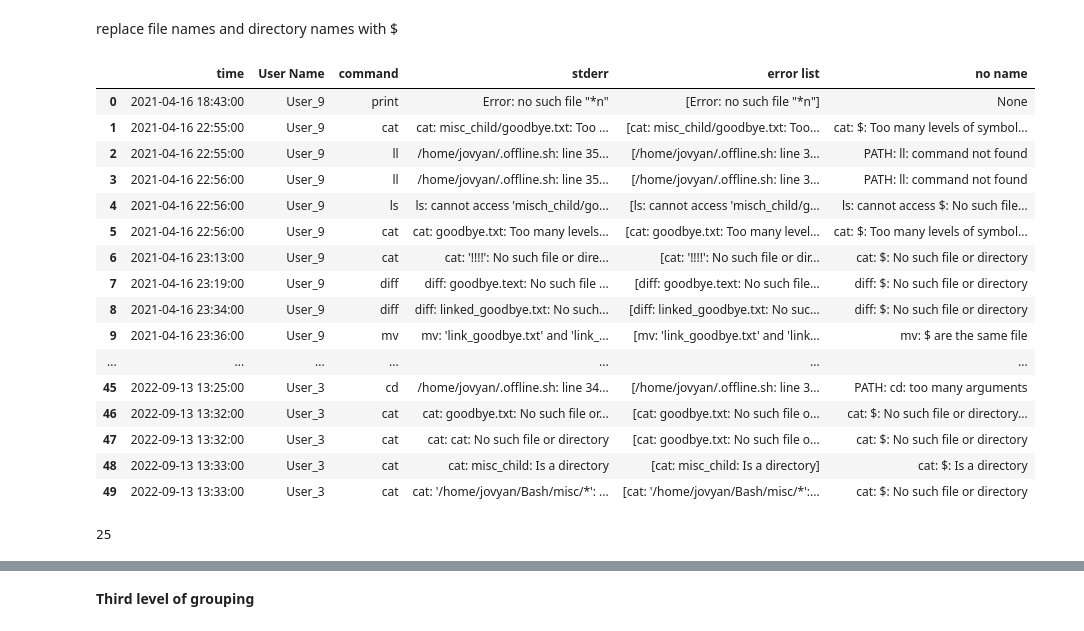
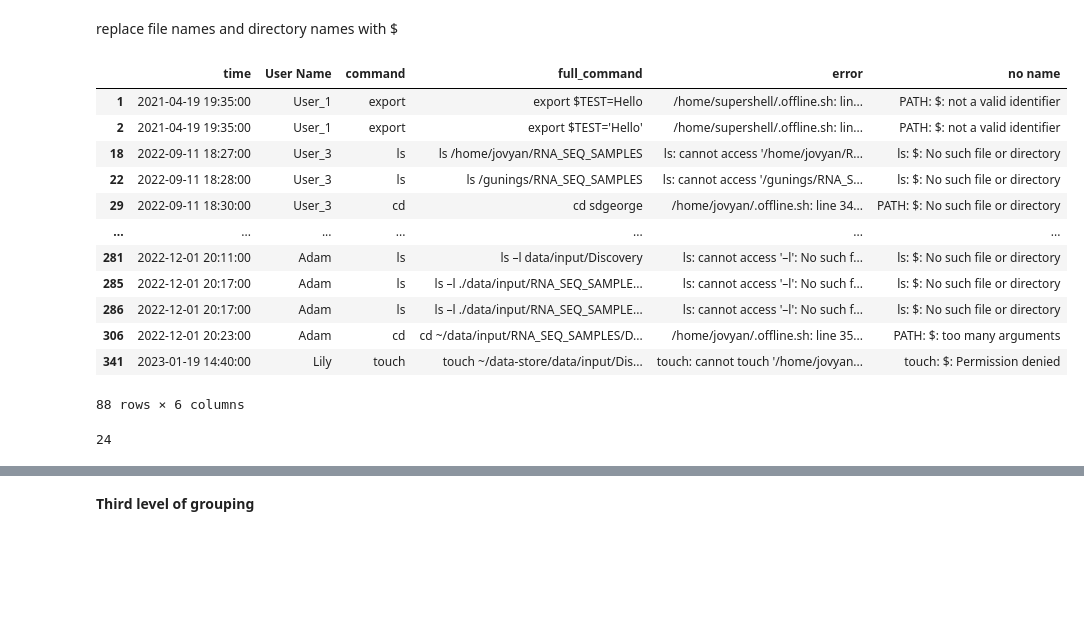
Before and after one commit to GuningShen/error-suggestion, a Jupyter notebook: Error_Analyzer.ipynb, the cells around one changed output, grey strips where cells are left out. Cells and saved outputs as stored; diff of their text form; code cells hidden in the pictures; blank space fills up the shorter version.

```diff
--- a/Error_Analyzer.ipynb
+++ b/Error_Analyzer.ipynb
@@ -448,2 +466,6 @@ print(unique_error_total)
 # %% [markdown]
 **Second level error type count**
+# %%
+second_error = expand_error[["time", "User Name", "command", "full_command", "error list"]]
+second_error.rename(columns={'error list': 'error'}, inplace=True)
+second_error
@@ -450,10 +490,10 @@ print(unique_error_total)
 # %% [markdown]
 replace file names and directory names with $
 # %%
-file_name_replacer = re.compile(r'.+(\').+(\').+')
-file_name = re.compile(r'(\').+(\')')
+file_name_replacer = re.compile(r'.*((\')|(\")).+((\')|(\")).*')
+file_name = re.compile(r'((\')|(\")).+((\')|(\"))')
 # %%
-path_replacer = re.compile(r'.*(\/).+(: line )(\d+).*')
+path_replacer = re.compile(r'(\/).+(: line )(\d+).*')
 path_name = re.compile(r'(\/).+(: line )(\d+)')
 # %%
 name_between_colon = re.compile(r'.+(:).+(:).+')
@@ -463,42 +503,33 @@ cd_replacer = re.compile(r'.*cd:(.+):.*')
 cd_name = re.compile(r'cd:(.+):')
 # %%
 def replacer(error):
+    if path_replacer.match(error):
+        error = re.sub(path_name, 'PATH', error)
     if file_name_replacer.match(error):
-        return re.sub(file_name, '$', error)
-    elif path_replacer.match(error):
-        error = re.sub(path_name, 'PATH', error)
-        if file_name_replacer.match(error):
-            return re.sub(file_name, '$', error)
-        elif cd_replacer.match(error):
-            return re.sub(cd_name, 'cd: $:', error)
-        else:
-            return error
-    elif name_between_colon.match(error):
-        return re.sub(colon_name, ': $:', error)
+        error = re.sub(file_name, '$', error)
+    if name_between_colon.match(error):
+        error = re.sub(colon_name, ': $:', error)
+    return error;
 # %%
-error_expand["no name"] = error_expand["stderr"].apply(lambda x: replacer(x))
-error_expand.head(50)
+second_error["no name"] = second_error["error"].apply(lambda x: replacer(x))
+second_error
 # %% [output]
-|  | time | User Name | command | stderr | error list | no name |
-| 0 | 2021-04-16 18:43:00 | User_9 | print | Error: no such file "*n" | [Error: no such file "*n"] | None |
-| 1 | 2021-04-16 22:55:00 | User_9 | cat | cat: misc_child/goodbye.txt: Too ... | [cat: misc_child/goodbye.txt: Too... | cat: $: Too many levels of symbol... |
-| 2 | 2021-04-16 22:55:00 | User_9 | ll | /home/jovyan/.offline.sh: line 35... | [/home/jovyan/.offline.sh: line 3... | PATH: ll: command not found |
-| 3 | 2021-04-16 22:56:00 | User_9 | ll | /home/jovyan/.offline.sh: line 35... | [/home/jovyan/.offline.sh: line 3... | PATH: ll: command not found |
-| 4 | 2021-04-16 22:56:00 | User_9 | ls | ls: cannot access 'misch_child/go... | [ls: cannot access 'misch_child/g... | ls: cannot access $: No such file... |
-| 5 | 2021-04-16 22:56:00 | User_9 | cat | cat: goodbye.txt: Too many levels... | [cat: goodbye.txt: Too many level... | cat: $: Too many levels of symbol... |
-| 6 | 2021-04-16 23:13:00 | User_9 | cat | cat: '!!!!': No such file or dire... | [cat: '!!!!': No such file or dir... | cat: $: No such file or directory |
-| 7 | 2021-04-16 23:19:00 | User_9 | diff | diff: goodbye.text: No such file ... | [diff: goodbye.text: No such file... | diff: $: No such file or directory |
-| 8 | 2021-04-16 23:34:00 | User_9 | diff | diff: linked_goodbye.txt: No such... | [diff: linked_goodbye.txt: No suc... | diff: $: No such file or directory |
-| 9 | 2021-04-16 23:36:00 | User_9 | mv | mv: 'link_goodbye.txt' and 'link_... | [mv: 'link_goodbye.txt' and 'link... | mv: $ are the same file |
+|  | time | User Name | command | full_command | error | no name |
+| 1 | 2021-04-19 19:35:00 | User_1 | export | export $TEST=Hello | /home/supershell/.offline.sh: lin... | PATH: $: not a valid identifier |
+| 2 | 2021-04-19 19:35:00 | User_1 | export | export $TEST='Hello' | /home/supershell/.offline.sh: lin... | PATH: $: not a valid identifier |
+| 18 | 2022-09-11 18:27:00 | User_3 | ls | ls /home/jovyan/RNA_SEQ_SAMPLES | ls: cannot access '/home/jovyan/R... | ls: $: No such file or directory |
+| 22 | 2022-09-11 18:28:00 | User_3 | ls | ls /gunings/RNA_SEQ_SAMPLES | ls: cannot access '/gunings/RNA_S... | ls: $: No such file or directory |
+| 29 | 2022-09-11 18:30:00 | User_3 | cd | cd sdgeorge | /home/jovyan/.offline.sh: line 34... | PATH: $: No such file or directory |
 | ... | ... | ... | ... | ... | ... | ... |
-| 45 | 2022-09-13 13:25:00 | User_3 | cd | /home/jovyan/.offline.sh: line 34... | [/home/jovyan/.offline.sh: line 3... | PATH: cd: too many arguments |
-| 46 | 2022-09-13 13:32:00 | User_3 | cat | cat: goodbye.txt: No such file or... | [cat: goodbye.txt: No such file o... | cat: $: No such file or directory... |
-| 47 | 2022-09-13 13:32:00 | User_3 | cat | cat: cat: No such file or directory | [cat: goodbye.txt: No such file o... | cat: $: No such file or directory |
-| 48 | 2022-09-13 13:33:00 | User_3 | cat | cat: misc_child: Is a directory | [cat: misc_child: Is a directory] | cat: $: Is a directory |
-| 49 | 2022-09-13 13:33:00 | User_3 | cat | cat: '/home/jovyan/Bash/misc/*': ... | [cat: '/home/jovyan/Bash/misc/*':... | cat: $: No such file or directory |
+| 281 | 2022-12-01 20:11:00 | Adam | ls | ls –l data/input/Discovery | ls: cannot access '–l': No such f... | ls: $: No such file or directory |
+| 285 | 2022-12-01 20:17:00 | Adam | ls | ls –l ./data/input/RNA_SEQ_SAMPLE... | ls: cannot access '–l': No such f... | ls: $: No such file or directory |
+| 286 | 2022-12-01 20:17:00 | Adam | ls | ls –l ./data/input/RNA_SEQ_SAMPLE... | ls: cannot access '–l': No such f... | ls: $: No such file or directory |
+| 306 | 2022-12-01 20:23:00 | Adam | cd | cd ~/data/input/RNA_SEQ_SAMPLES/D... | /home/jovyan/.offline.sh: line 35... | PATH: $: too many arguments |
+| 341 | 2023-01-19 14:40:00 | Lily | touch | touch ~/data-store/data/input/Dis... | touch: cannot touch '/home/jovyan... | touch: $: Permission denied |
+88 rows × 6 columns
 # %%
-unique_error_total_2 = len(pd.unique(error_expand["no name"]))
-print(unique_error_total_2)
+unique_error_2 = len(pd.unique(second_error["no name"]))
+print(unique_error_2)
 # %% [output]
-25
+24
 # %%
```
Also changed, not shown: parts of 50 cells of this notebook, 8 other files.
